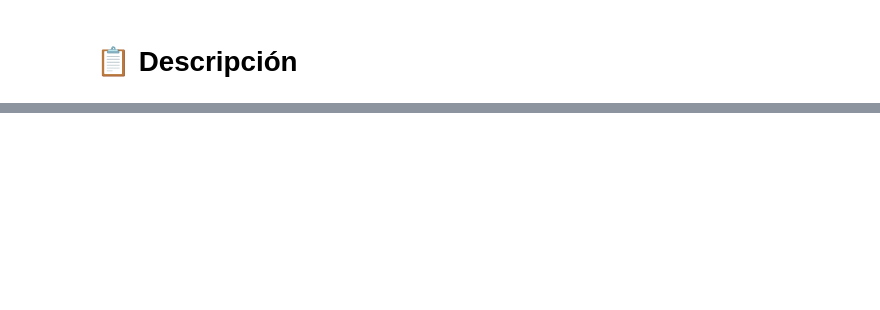
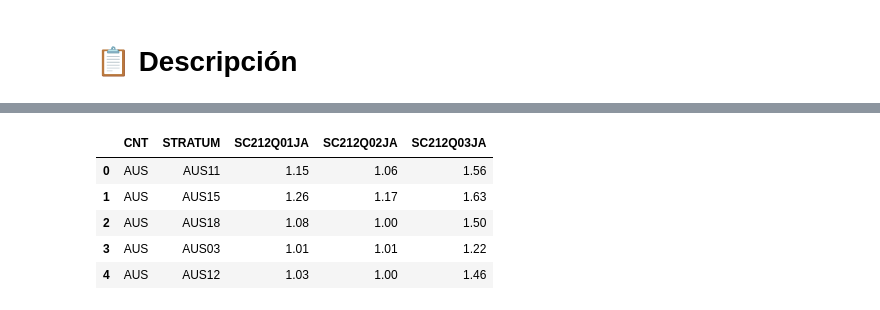
Before and after one commit to musero55/tfm_data_science, a Jupyter notebook: notebooks/fase_1_data_ingestion_eda/01_procesamiento_deberes_PISA.ipynb, the cells around one changed output, grey strips where cells are left out. Drawn from its saved outputs; the diff is of its cells as text; code cells hidden in the pictures; blank space fills up the shorter version.

```diff
--- a/notebooks/fase_1_data_ingestion_eda/01_procesamiento_deberes_PISA.ipynb
+++ b/notebooks/fase_1_data_ingestion_eda/01_procesamiento_deberes_PISA.ipynb
@@ -547,0 +172,16 @@ tabla_final
+# %%
+df_indicadores_colegio = promedio_ponderado_indicadores_estrato(
+    df_colegios,
+    indicadores_colegio,
+    'W_FSTUWT',
+    claves_estrato
+)
+
+df_indicadores_colegio.head()
+# %% [output]
+|  | CNT | STRATUM | SC212Q01JA | SC212Q02JA | SC212Q03JA |
+| 0 | AUS | AUS11 | 1.15 | 1.06 | 1.56 |
+| 1 | AUS | AUS15 | 1.26 | 1.17 | 1.63 |
+| 2 | AUS | AUS18 | 1.08 | 1.00 | 1.50 |
+| 3 | AUS | AUS03 | 1.01 | 1.01 | 1.22 |
+| 4 | AUS | AUS12 | 1.03 | 1.00 | 1.46 |
```
Also changed, not shown: parts of 90 cells of this notebook, 1 other file.
